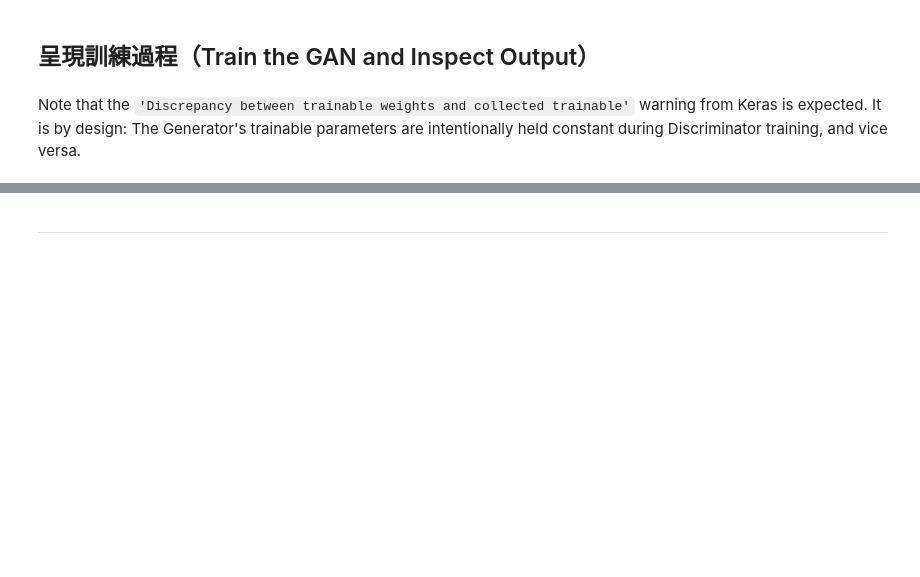
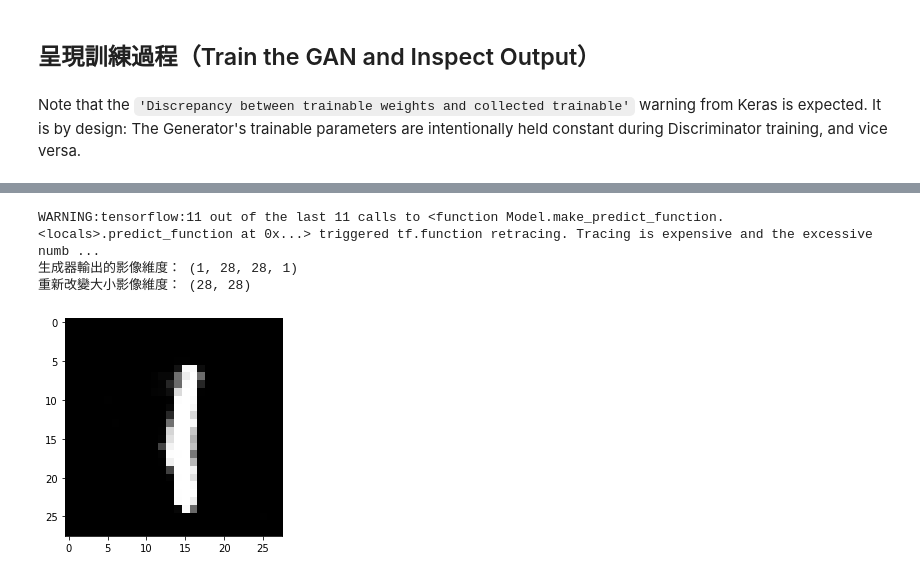
Before and after one commit to j82887/Artificial-Intelligence, a Jupyter notebook: 09_Generative-Adversarial-Network/GAN_Mnist.ipynb, the cells around one changed output, grey strips where cells are left out. Drawn from its saved outputs; the diff is of its cells as text; code cells hidden in the pictures; blank space fills up the shorter version.

```diff
--- a/09_Generative-Adversarial-Network/GAN_Mnist.ipynb
+++ b/09_Generative-Adversarial-Network/GAN_Mnist.ipynb
@@ -273,2 +292,21 @@ plt.legend()
-# %% [markdown]
-----
+# %%
+from tensorflow.keras.models import load_model
+import numpy as np
+import matplotlib.pyplot as plt
+
+generator = load_model('generator_60000.h5', compile=False)
+
+z = np.random.normal(0, 1, (1, 100))
+gen_imgs = generator.predict(z)
+print("生成器輸出的影像維度：", gen_imgs.shape)
+
+res_img = gen_imgs.reshape(28,28)
+print("重新改變大小影像維度：", res_img.shape)
+
+plt.imshow(res_img, cmap='gray')
+plt.show()
+# %% [output]
+WARNING:tensorflow:11 out of the last 11 calls to <function Model.make_predict_function.<locals>.predict_function at 0x...> triggered tf.function retracing. Tracing is expensive and the excessive numb ...
+生成器輸出的影像維度： (1, 28, 28, 1)
+重新改變大小影像維度： (28, 28)
+[figure, added]
```
Also changed, not shown: parts of 6 cells of this notebook.
